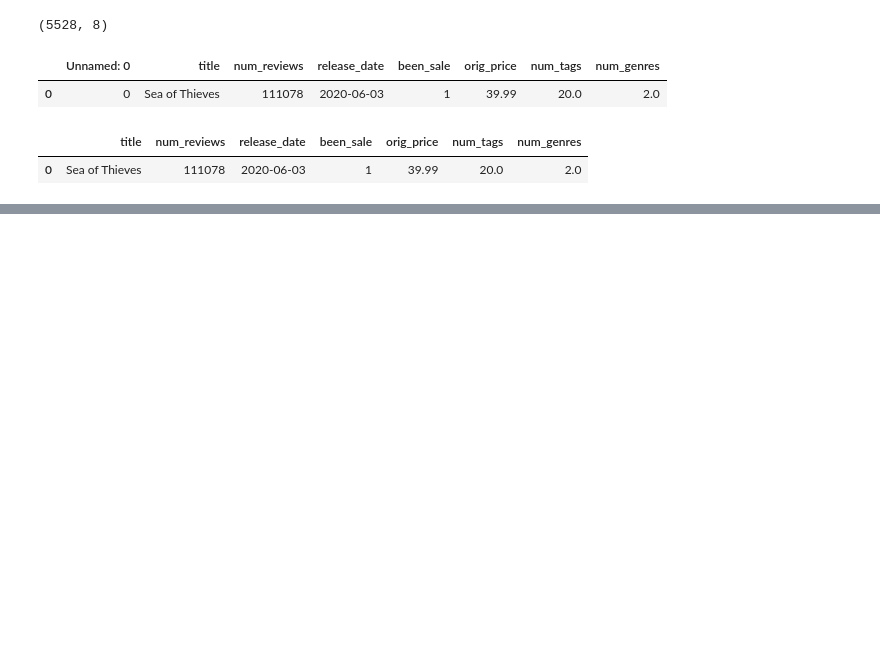
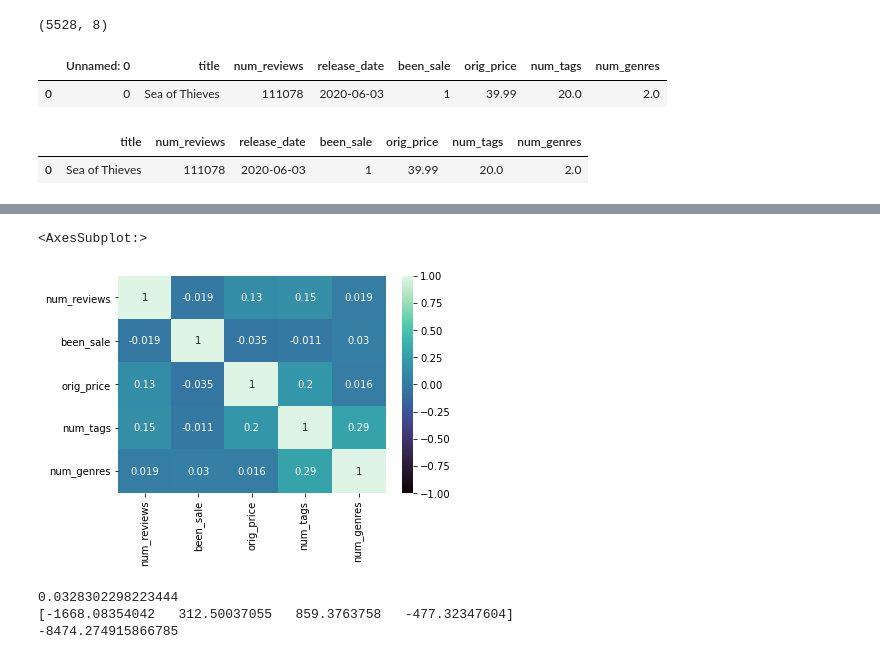
Before and after one commit to MichaelHarnett/Regression_Metis, a Jupyter notebook: modeling_work.ipynb, the cells around one changed output, grey strips where cells are left out. Drawn from its saved outputs; the diff is of its cells as text; code cells hidden in the pictures; blank space fills up the shorter version.

Commit message:
added mvp, worked on further modeling

```diff
--- a/modeling_work.ipynb
+++ b/modeling_work.ipynb
@@ -30,0 +129,2 @@ prelimdf.head(1)
+# %%
+numbersdf.drop(columns=['release_date'],inplace=True)
@@ -30,0 +158,13 @@ prelimdf.head(1)
+# %%
+sns.heatmap(numbersdf.corr(), vmin = -1, vmax = 1, annot = True, cmap='mako')
+# %% [output]
+<AxesSubplot:>
+[figure, added]
+# %%
+print(model.score(X,y))  # appears initial score without limited features and no engineering has a .03 r squared.
+print(model.coef_)
+print(model.intercept_)
+# %% [output]
+0.0328302298223444
+[-1668.08354042   312.50037055   859.3763758   -477.32347604]
+-8474.274915866785
```
Also changed, not shown: parts of 31 cells of this notebook, 3 other files.
